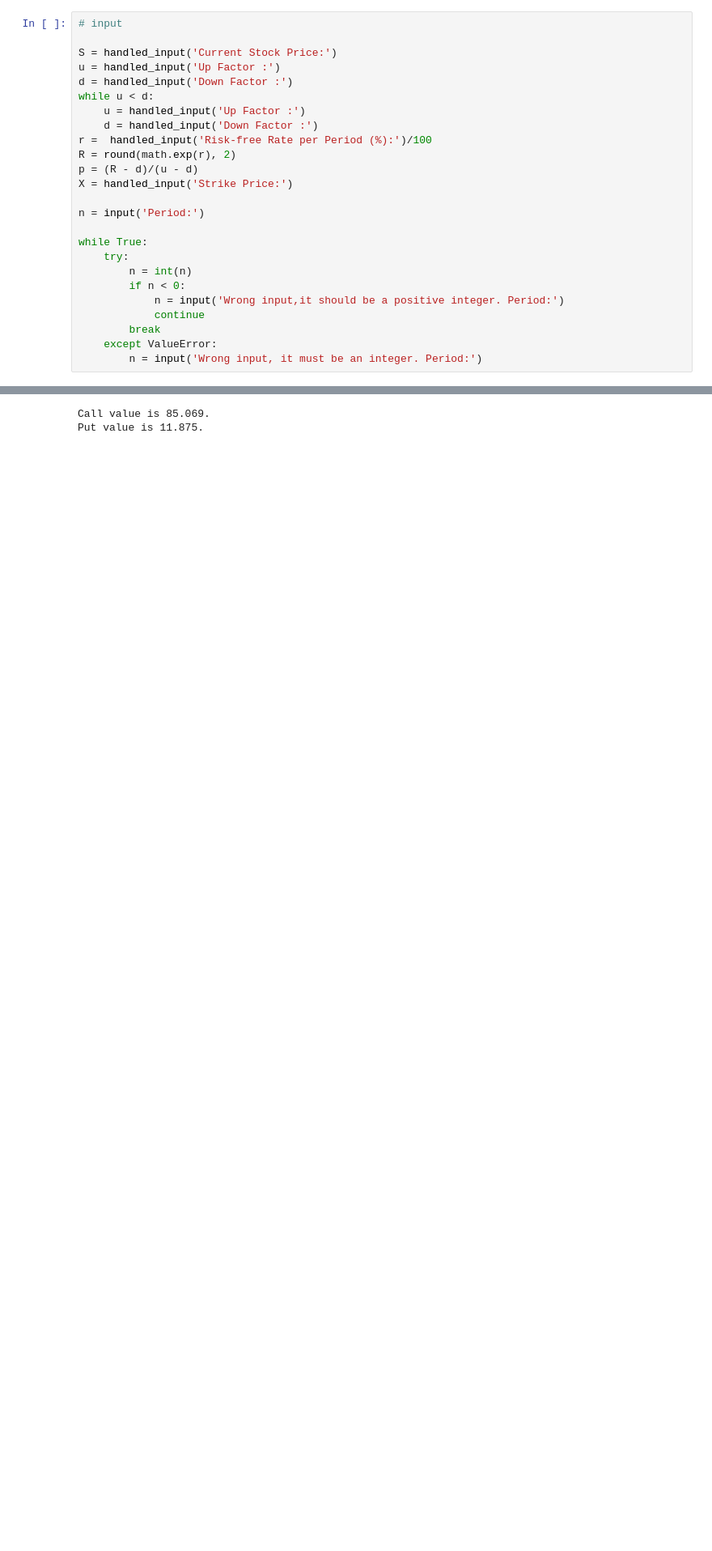
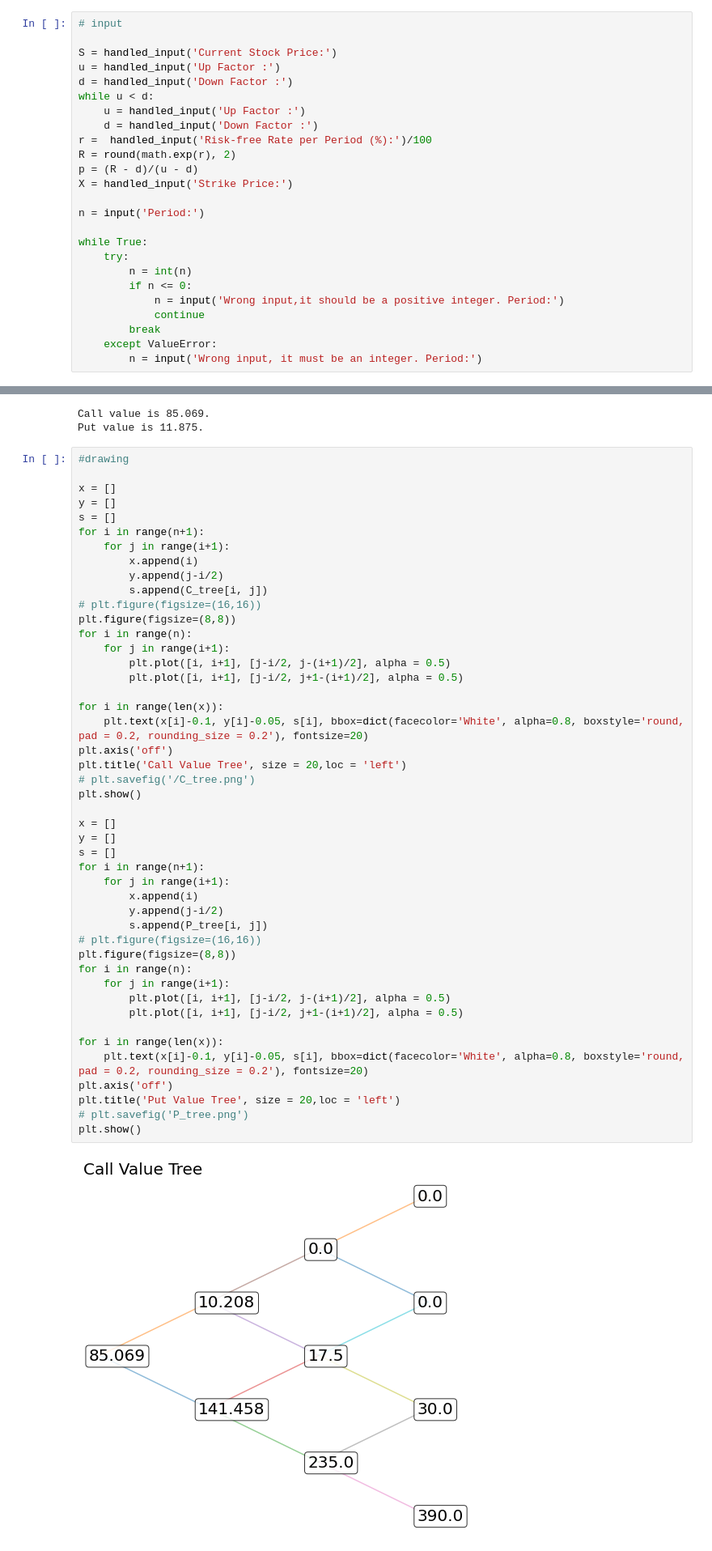
Before and after one commit to manamimebom/Financial_Engineering, a Jupyter notebook: HW3/bopm.ipynb, the cells around one changed output, grey strips where cells are left out. Shown at 81% size. Cells and saved outputs as stored; diff of their text form; blank space fills up the shorter version.

```diff
--- a/HW3/bopm.ipynb
+++ b/HW3/bopm.ipynb
@@ -34,7 +34,7 @@ n = input('Period:')
 while True:
     try:
         n = int(n)
-        if n < 0:
+        if n <= 0:
             n = input('Wrong input,it should be a positive integer. Period:')
             continue
         break
@@ -68,3 +68,51 @@ print('Put value is ' + str(P_tree[0, 0]) + '.')
 # %% [output]
 Call value is 85.069.
 Put value is 11.875.
+# %%
+#drawing
+
+x = []
+y = []
+s = []
+for i in range(n+1):
+    for j in range(i+1):
+        x.append(i)
+        y.append(j-i/2)
+        s.append(C_tree[i, j])
+# plt.figure(figsize=(16,16))
+plt.figure(figsize=(8,8))
+for i in range(n):
+    for j in range(i+1):
+        plt.plot([i, i+1], [j-i/2, j-(i+1)/2], alpha = 0.5)
+        plt.plot([i, i+1], [j-i/2, j+1-(i+1)/2], alpha = 0.5)
+
+for i in range(len(x)):
+    plt.text(x[i]-0.1, y[i]-0.05, s[i], bbox=dict(facecolor='White', alpha=0.8, boxstyle='round, pad = 0.2, rounding_size = 0.2'), fontsize=20)
+plt.axis('off')
+plt.title('Call Value Tree', size = 20,loc = 'left')
+# plt.savefig('/C_tree.png')
+plt.show()
+
+x = []
+y = []
+s = []
+for i in range(n+1):
+    for j in range(i+1):
+        x.append(i)
+        y.append(j-i/2)
+        s.append(P_tree[i, j])
+# plt.figure(figsize=(16,16))
+plt.figure(figsize=(8,8))
+for i in range(n):
+    for j in range(i+1):
+        plt.plot([i, i+1], [j-i/2, j-(i+1)/2], alpha = 0.5)
+        plt.plot([i, i+1], [j-i/2, j+1-(i+1)/2], alpha = 0.5)
+
+for i in range(len(x)):
+    plt.text(x[i]-0.1, y[i]-0.05, s[i], bbox=dict(facecolor='White', alpha=0.8, boxstyle='round, pad = 0.2, rounding_size = 0.2'), fontsize=20)
+plt.axis('off')
+plt.title('Put Value Tree', size = 20,loc = 'left')
+# plt.savefig('P_tree.png')
+plt.show()
+# %% [output]
+[figure, added]
```
Also changed, not shown: parts of 2 cells of this notebook, 4 other files.
